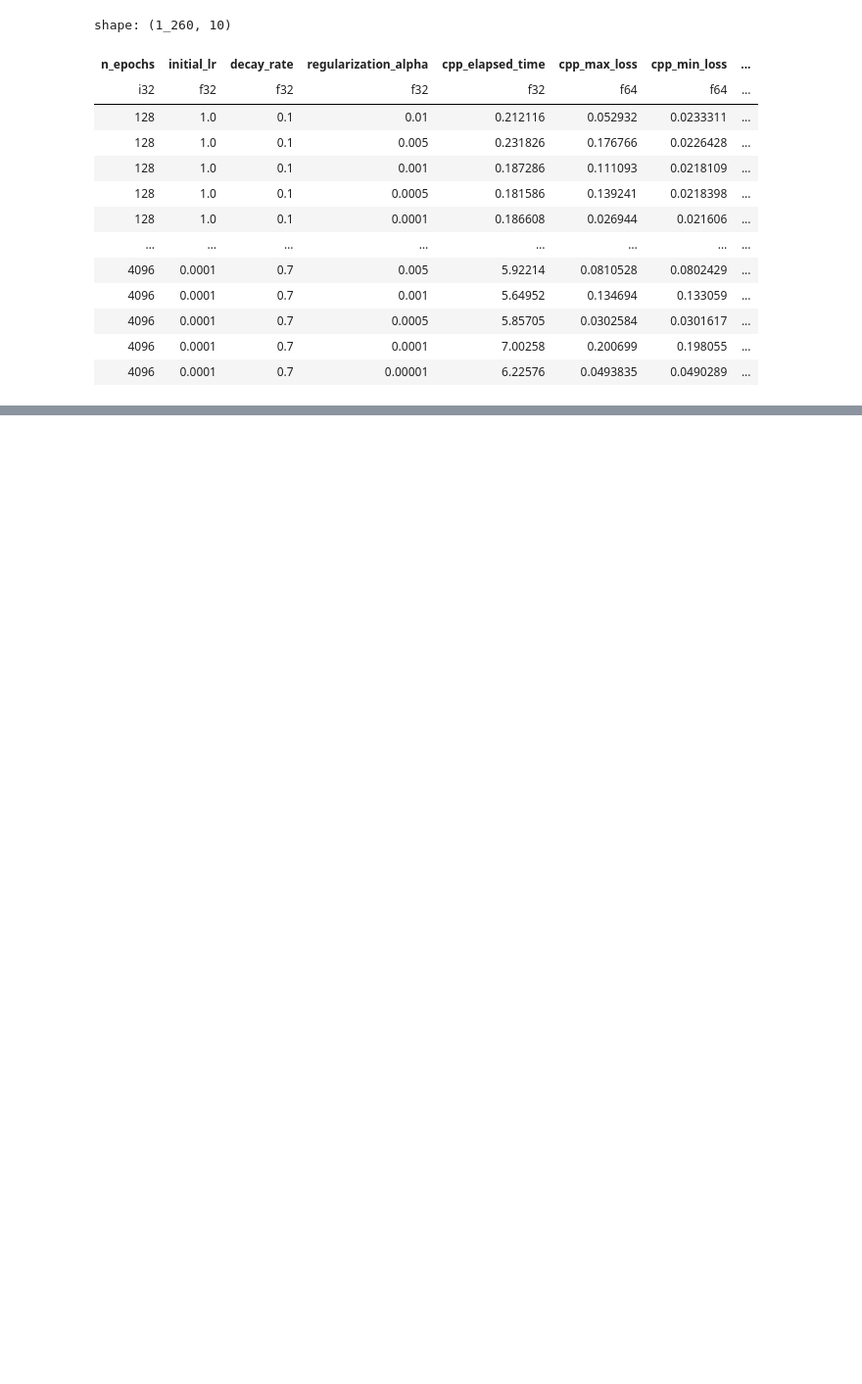
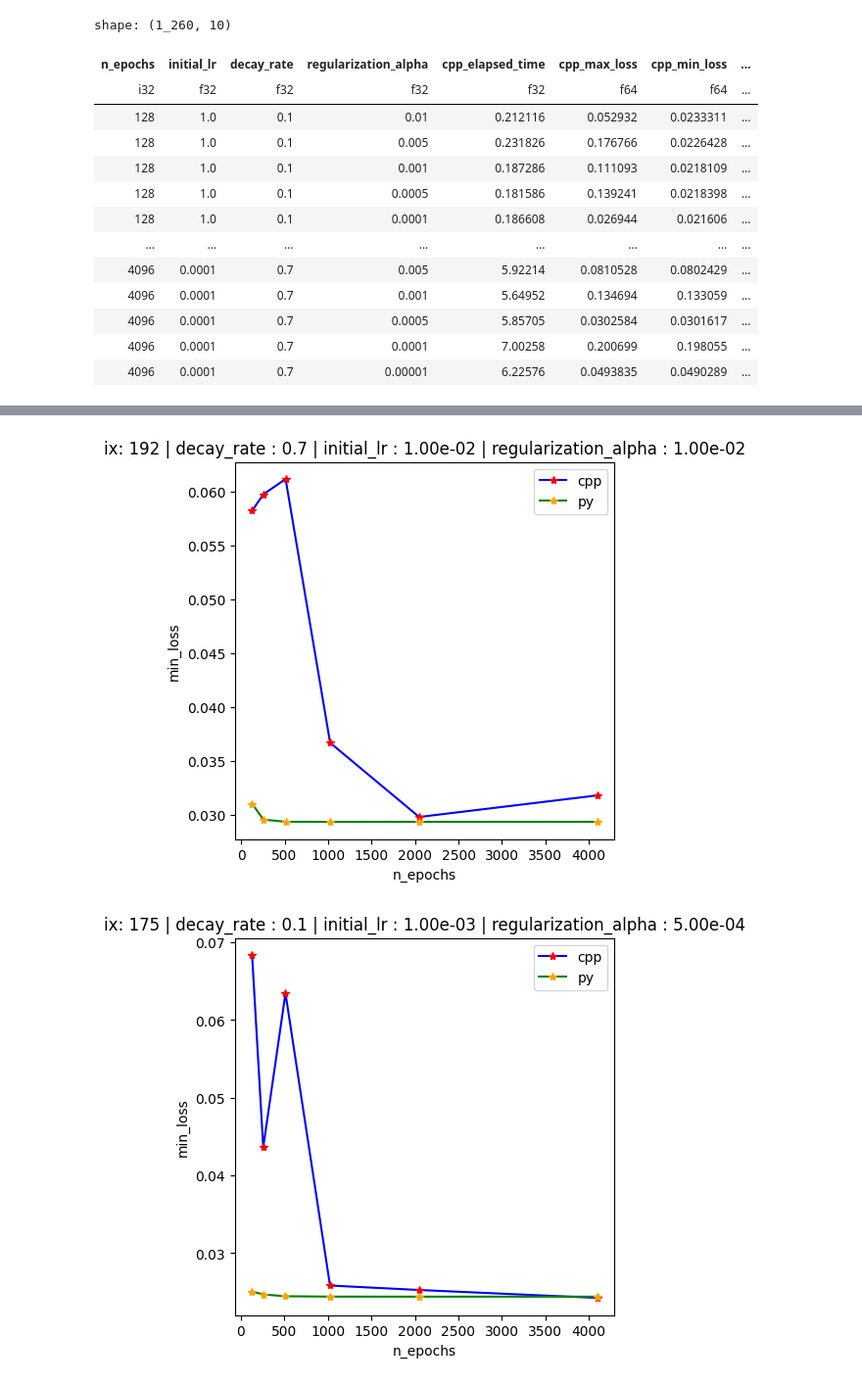
Before and after one commit to Lolikion228/CppLinReg, a Jupyter notebook: LinearRegression/res.ipynb, the cells around one changed output, grey strips where cells are left out. Shown: that part at 98% size. Saved outputs shown, nothing was run; the diff lists cells and outputs as text; code cells hidden in the pictures; blank space fills up the shorter version.

```diff
--- a/LinearRegression/res.ipynb
+++ b/LinearRegression/res.ipynb
@@ -39,9 +50,12 @@ def make_df():
 # %%
-def plot_lossVSalpha(df, ix):
+# hp must be in ["decay_rate", "initial_lr", "regularization_alpha", "n_epochs"]
+def plot_lossVShp(df, hp, ix):
+
+    hps = ["decay_rate", "initial_lr", "regularization_alpha", "n_epochs"]
 
     df = df.group_by(
-    ["n_epochs", "initial_lr", "decay_rate"]).agg(
-        pl.col("regularization_alpha"), pl.col("cpp_min_loss"), pl.col("py_min_loss") )
+    [x for x in hps if x != hp]).agg(
+        pl.col(hp), pl.col("cpp_min_loss"), pl.col("py_min_loss") )
 
     if ix is None:
         ix = np.random.randint(0,df.shape[0])
@@ -49,17 +63,18 @@ def plot_lossVSalpha(df, ix):
     data = df[ix,]
     d = data[ : , :3 ].to_dict()
 
-    title = f"ix: {ix} | n_epochs: {d['n_epochs'][0]} | initial_lr: {d['initial_lr'][0]:.5e} | decay_rate: {d['decay_rate'][0]:.1f}  "
+    title = f"ix: {ix} | " + " | ".join([ f"{k} : {c_f(d,k)}" for k in d.keys()])
+
     fig = plt.figure(figsize=(5,5))
     ax = fig.subplots(1,1)
-    ax.set_xlabel('regularization_alpha')
+    ax.set_xlabel(hp)
     ax.set_ylabel('min_loss')
     ax.set_title( title )
 
-    ax.plot(data['regularization_alpha'][0], data['cpp_min_loss'][0],
+    ax.plot(data[hp][0], data['cpp_min_loss'][0],
             c='blue', marker='*', mfc='red', mec='red', label='cpp')
 
-    ax.plot(data['regularization_alpha'][0], data['py_min_loss'][0],
+    ax.plot(data[hp][0], data['py_min_loss'][0],
             c='green', marker='*', mfc='orange', mec='orange', label='py')
 
     ax.legend()
@@ -199,0 +151,8 @@ plot_lossVSepochs(df, None)
+# %%
+n_samples = 3
+# %%
+for i in range(n_samples):
+    plot_lossVShp(df, "n_epochs", None)
+# %% [output]
+[figure, added]
+[figure, added]
```
Also changed, not shown: parts of 19 cells of this notebook.
